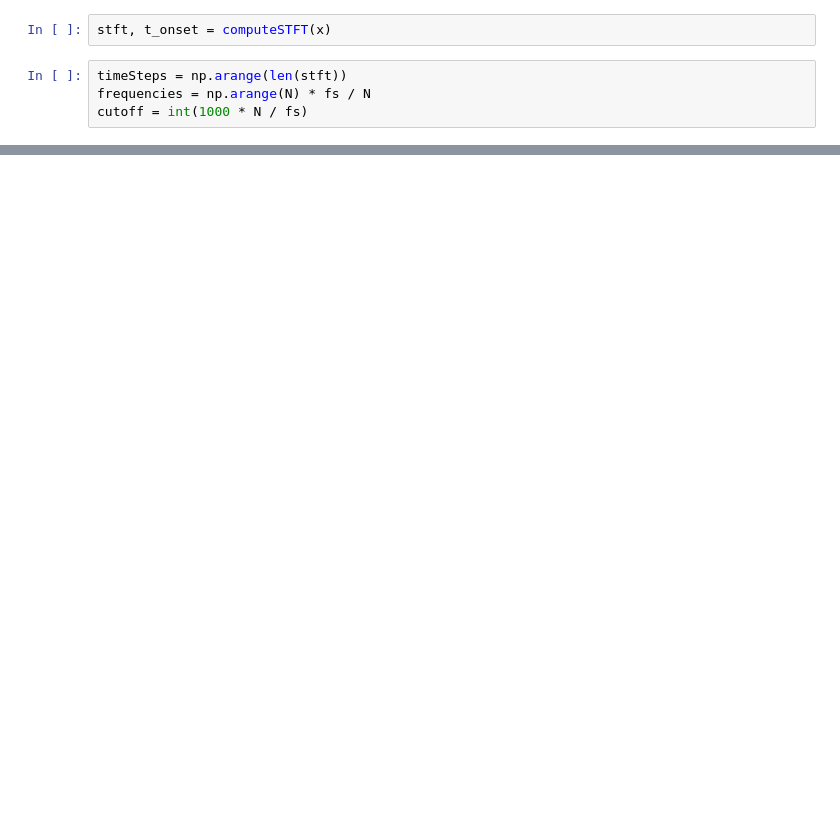
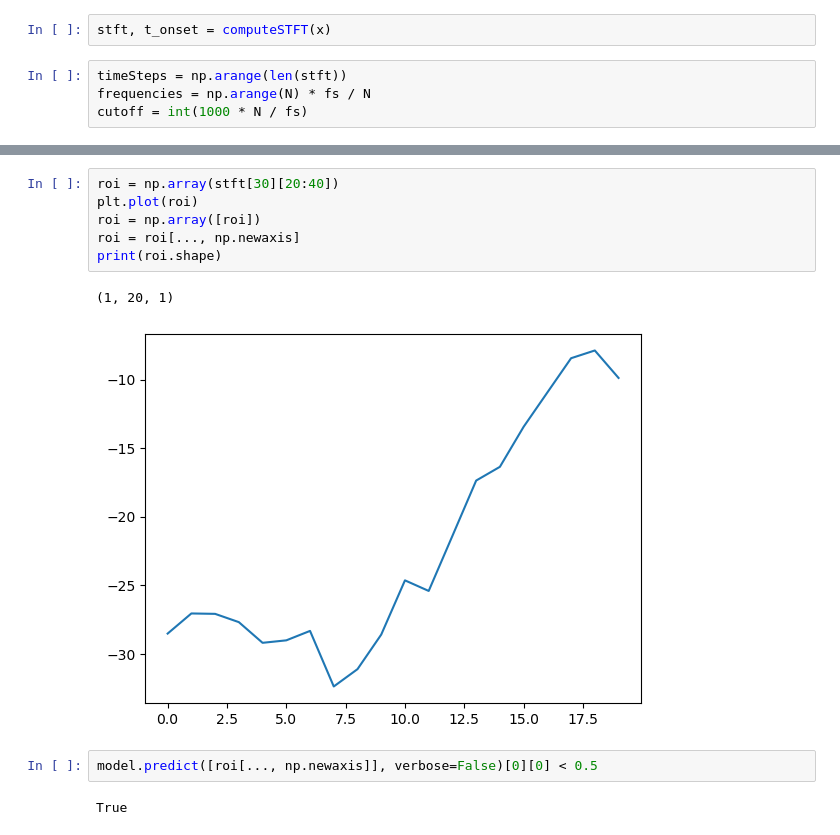
Before and after one commit to l0gicerr0r/strawberry-fields-notebooks, a Jupyter notebook: peakeval.ipynb, the cells around one changed output, grey strips where cells are left out. Saved outputs shown, nothing was run; the diff lists cells and outputs as text; blank space fills up the shorter version.

```diff
--- a/peakeval.ipynb
+++ b/peakeval.ipynb
@@ -143,0 +175,13 @@ plt.plot(np.array(peaks), c='r')
+# %%
+roi = np.array(stft[30][20:40])
+plt.plot(roi)
+roi = np.array([roi])
+roi = roi[..., np.newaxis]
+print(roi.shape)
+# %% [output]
+(1, 20, 1)
+[figure, added]
+# %%
+model.predict([roi[..., np.newaxis]], verbose=False)[0][0] < 0.5
+# %% [output]
+True
```
Also changed, not shown: parts of 13 cells of this notebook, 2 other files.
